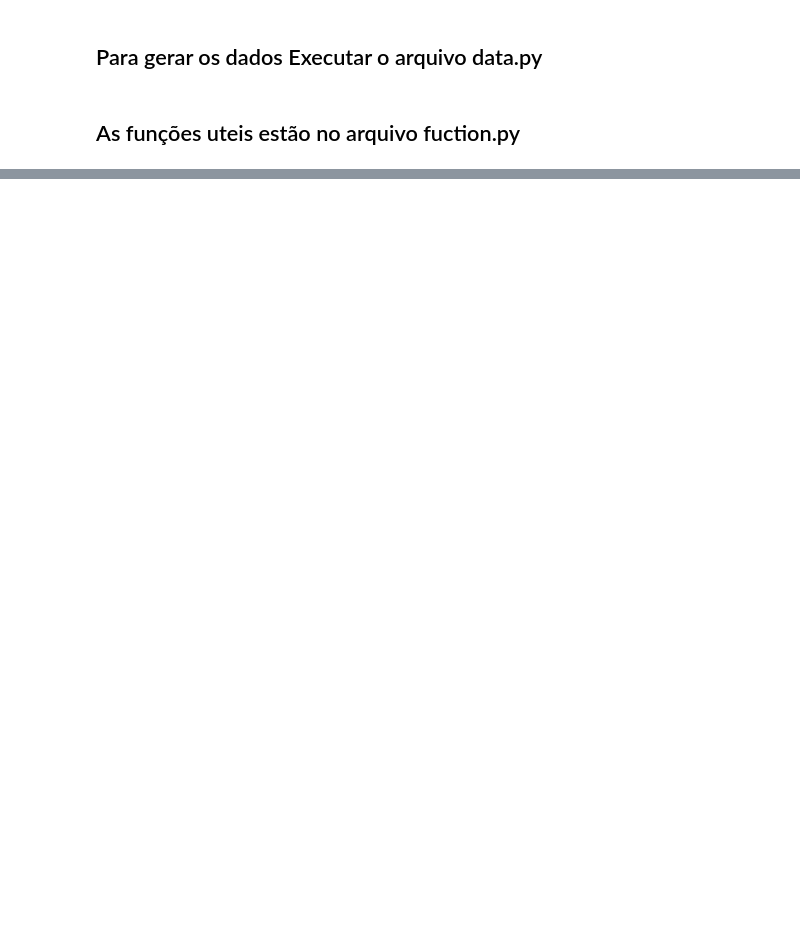
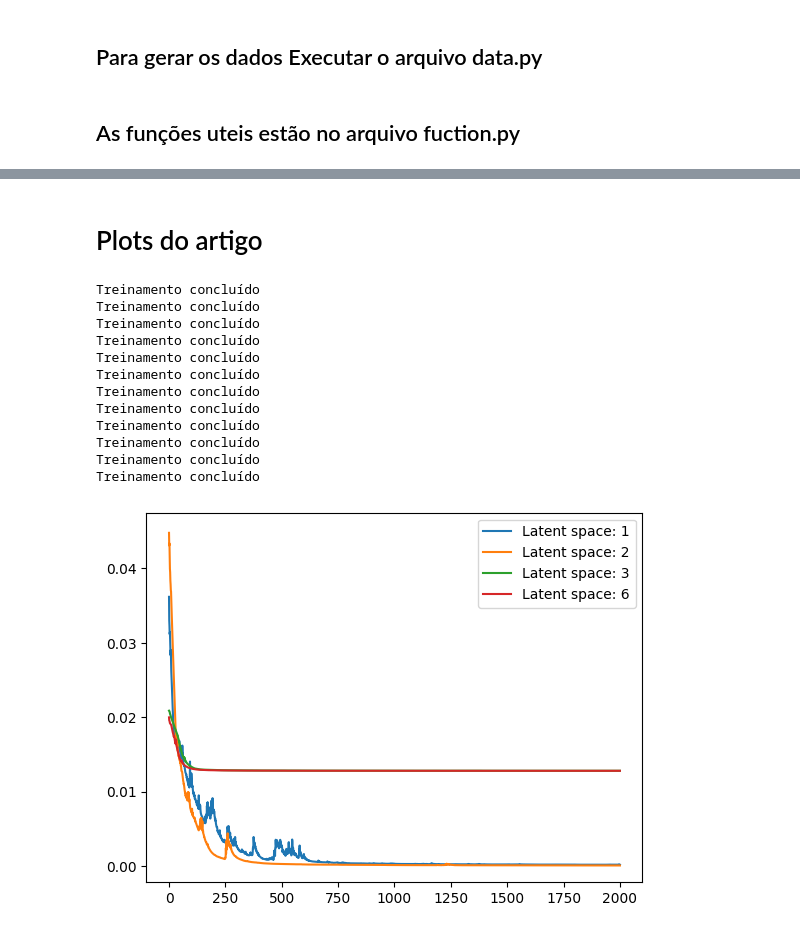
Before and after one commit to Coffee4MePlz/Notebooks_NN_Physics, a Jupyter notebook: 06-Exemplo 3 Pendulo Autoencode.ipynb, the cells around one changed output, grey strips where cells are left out. Drawn from its saved outputs; the diff is of its cells as text; code cells hidden in the pictures; blank space fills up the shorter version.

Commit message:
update-pendulo

```diff
--- a/06-Exemplo 3 Pendulo Autoencode.ipynb
+++ b/06-Exemplo 3 Pendulo Autoencode.ipynb
@@ -15,11 +7,11 @@ import torch.nn.functional as F
 # %%
-# Caminho para o diretório das imagens
-root_dir = 'data_pendulo'  # Ajuste para o diretório onde suas imagens estão salvas
+# # Caminho para o diretório das imagens
+# root_dir = 'data_pendulo'  # Ajuste para o diretório onde suas imagens estão salvas
 
-# DataLoader
-batch_size = 15
-dataset = CustomImageDataset(root_dir)
-model = SimpleAutoencoder(neck=2)  # Ajuste o parâmetro 'neck' conforme necessário
+# # DataLoader
+# batch_size = 30
+# dataset = CustomImageDataset(root_dir)
+# model = SimpleAutoencoder(neck=1)  # Ajuste o parâmetro 'neck' conforme necessário
 
-trainer = Trainer(model, dataset, batch_size=batch_size)
-trainer.train(epochs=200)
+# trainer = Trainer(model, dataset, batch_size=batch_size,device="cuda")
+# trainer.train(epochs=10000)
@@ -62,0 +40,45 @@ plt.show()
+# %% [markdown]
+# Plots do artigo
+# %%
+# Caminho para o diretório das imagens
+root_dir = 'data_pendulo'  # Ajuste para o diretório onde suas imagens estão salvas
+latente_space = [1,2,3,6]
+# DataLoader
+batch_size  = 30
+dataset     = CustomImageDataset(root_dir)
+Loss_data   = []
+for i in latente_space:
+    ram = []
+    for _ in range(3):
+        model   = SimpleAutoencoder(neck=i)  # Ajuste o parâmetro 'neck' conforme necessário
+        trainer = Trainer(model, dataset, batch_size=batch_size,device="cuda",pltrue=False,lr=0.001,step_size=200)
+        trainer.train(epochs=2000)
+        ram.append(np.array(trainer.losses).reshape(-1,1))
+    Loss_data.append(ram)
+
+count =0
+for i in range(np.shape(Loss_data)[0]):
+    data  = np.array(Loss_data[i])
+    error = data.var(axis=0).reshape(data.shape[1])
+    y     = data.mean(axis=0).reshape(data.shape[1])
+    x     = np.linspace(0,len(y),len(y))
+
+    plt.fill_between(x, y-error, y+error, alpha=0.3)
+    plt.plot(x,y,label=f'Latent space: {latente_space[count]}')
+    count+=1
+plt.legend()
+plt.show()
+# %% [output]
+Treinamento concluído
+Treinamento concluído
+Treinamento concluído
+Treinamento concluído
+Treinamento concluído
+Treinamento concluído
+Treinamento concluído
+Treinamento concluído
+Treinamento concluído
+Treinamento concluído
+Treinamento concluído
+Treinamento concluído
+[figure, added]
```
Also changed, not shown: parts of 5 cells of this notebook, 36 other files.
